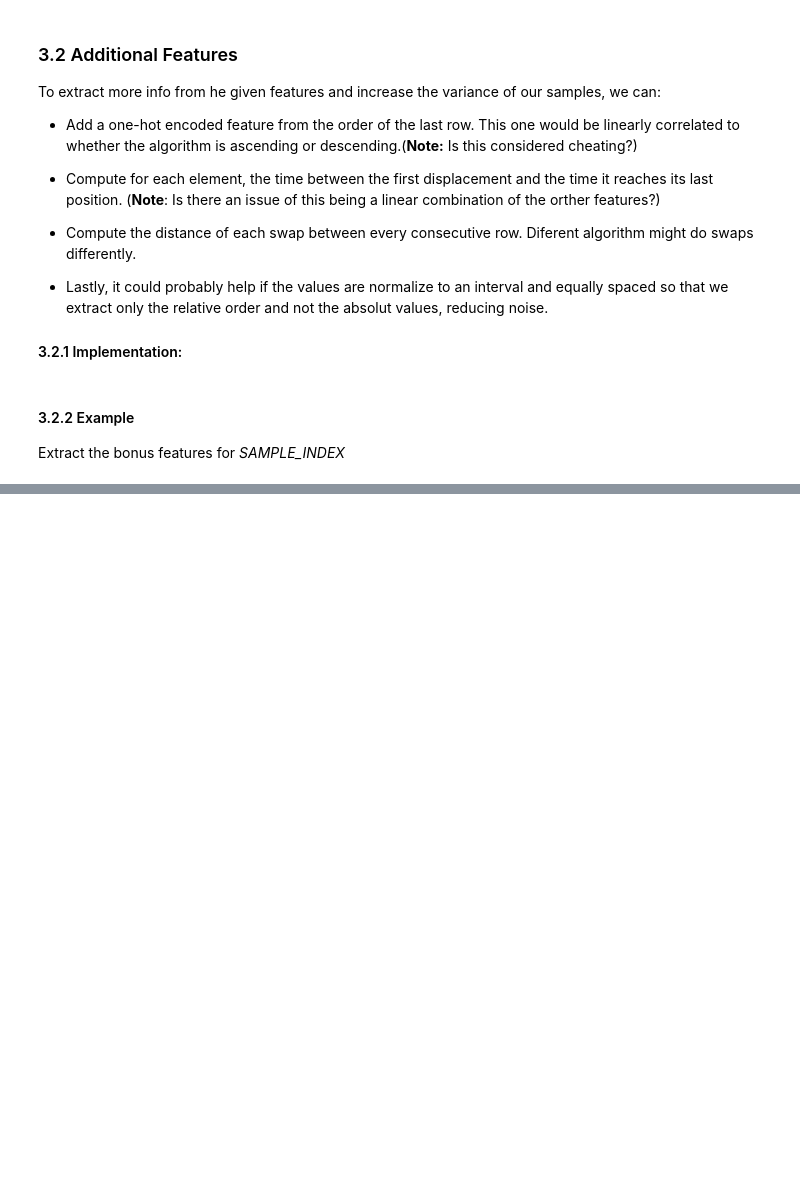
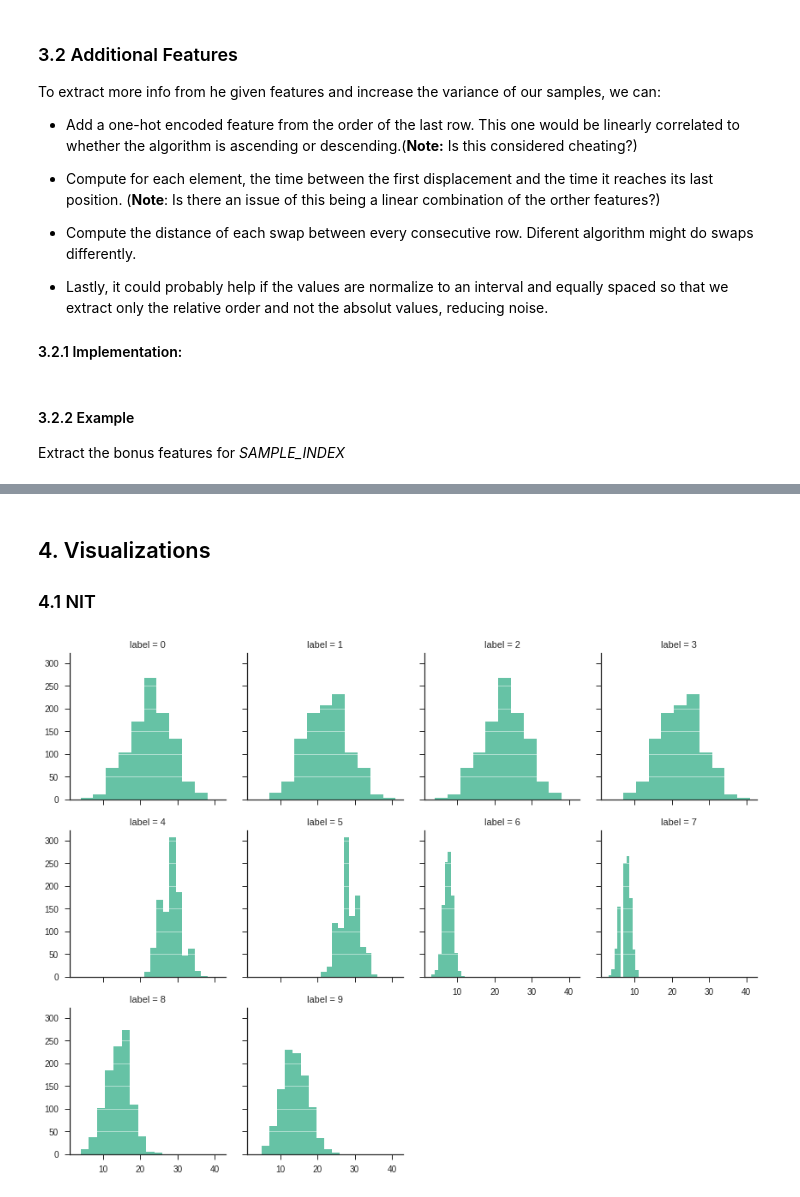
Before and after one commit to nikitautiu/datascience, a Jupyter notebook: risttest/risttest.ipynb, the cells around one changed output, grey strips where cells are left out. Saved outputs shown, nothing was run; the diff lists cells and outputs as text; code cells hidden in the pictures; blank space fills up the shorter version.

```diff
--- a/risttest/risttest.ipynb
+++ b/risttest/risttest.ipynb
@@ -355,0 +402,12 @@ NORM = [[9 7 0 5 1 3 8 6 4 2 9 7 3 5 1 0 8 6 4 2 9 7 8 5 1 0 3 6 4 2 9 7 8 6 1 0
+# %% [markdown]
+## 4. Visualizations
+### 4.1 NIT
+# %%
+# using facet grid to
+g = sns.FacetGrid(X_feat, col='label', col_wrap=4)
+g = g.map(plt.hist, 'nit', zorder=-3)
+
+# add horizontal lines for better visualization
+g = g.map(plt.grid, axis='y', color='white', linestyle='-', linewidth=0.5)
+# %% [output]
+[figure, added]
```
Also changed, not shown: parts of 15 cells of this notebook, 1 other file.
